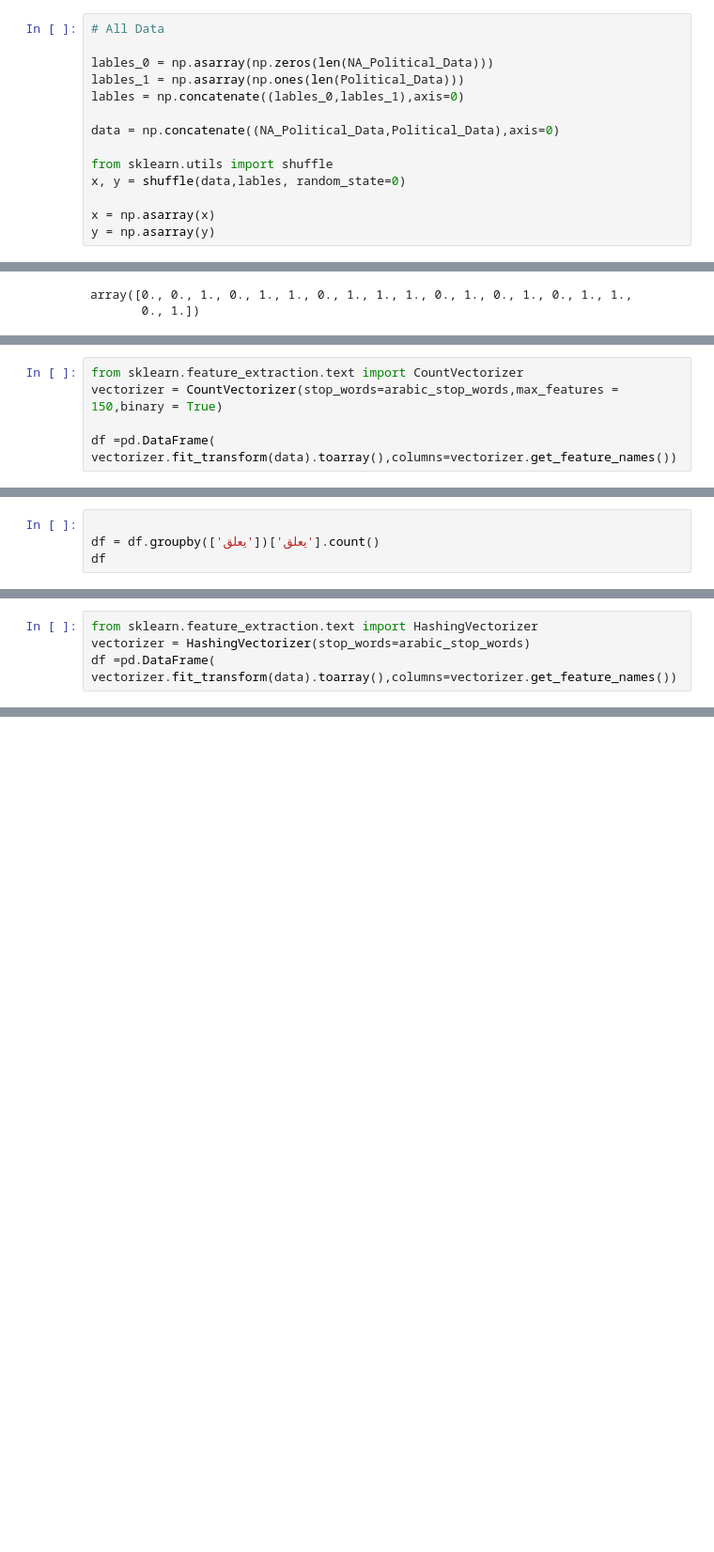
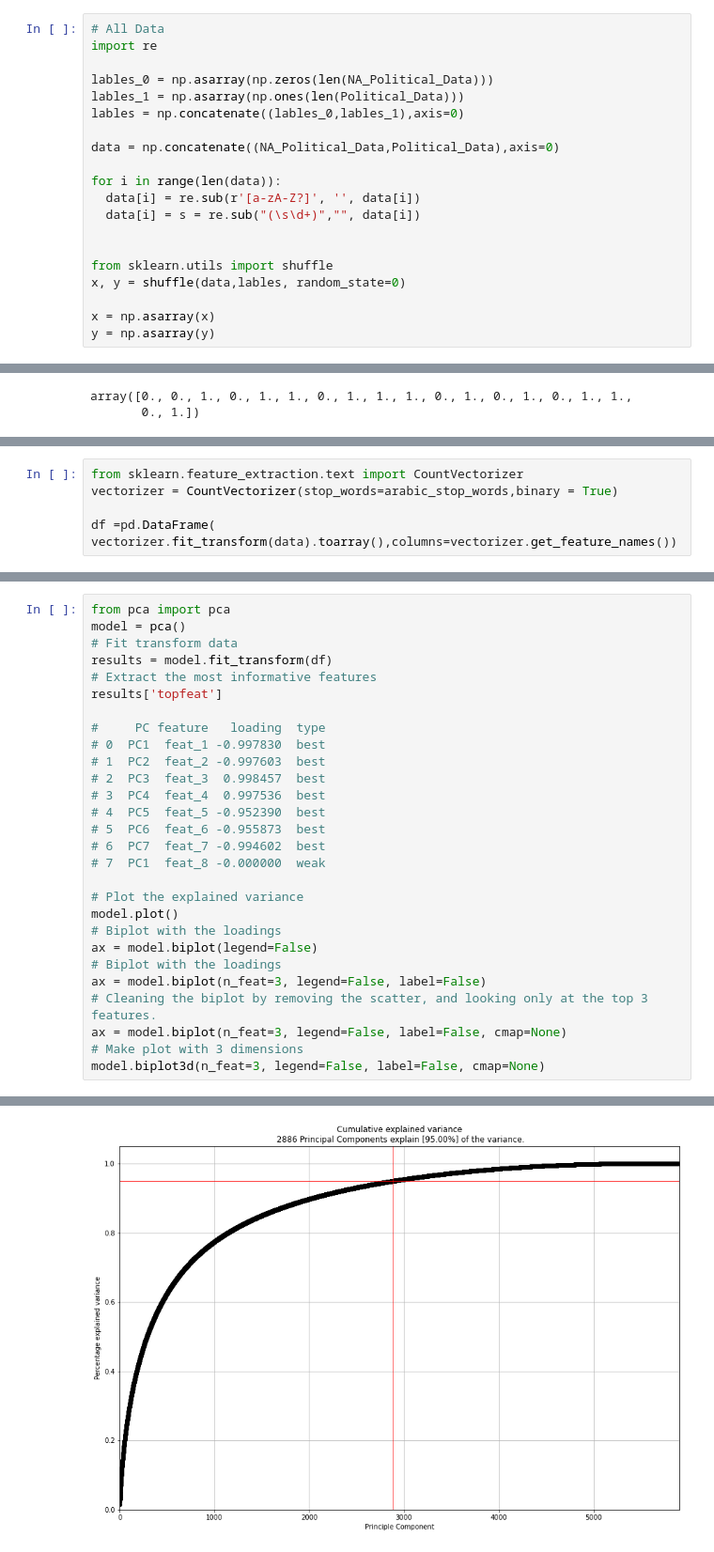
Before and after one commit to Faouzi-Slimi/Facebook-Posts-Classification-Project, a Jupyter notebook: project_Political_Posta_Classification.ipynb, the cells around one changed output, grey strips where cells are left out. Shown: that part at 94% size. Cells and saved outputs as stored; diff of their text form; blank space fills up the shorter version.

```diff
--- a/project_Political_Posta_Classification.ipynb
+++ b/project_Political_Posta_Classification.ipynb
@@ -42,6 +42,7 @@ len(Political_Data)
 2959
 # %%
 # All Data
+import re
 
 lables_0 = np.asarray(np.zeros(len(NA_Political_Data)))
 lables_1 = np.asarray(np.ones(len(Political_Data)))
@@ -49,6 +50,11 @@ lables = np.concatenate((lables_0,lables_1),axis=0)
 
 data = np.concatenate((NA_Political_Data,Political_Data),axis=0)
 
+for i in range(len(data)):
+  data[i] = re.sub(r'[a-zA-Z?]', '', data[i])
+  data[i] = s = re.sub("(\s\d+)","", data[i])
+
+
 from sklearn.utils import shuffle
 x, y = shuffle(data,lables, random_state=0)
 
@@ -105,5 +113,5 @@ print(arabic_stop_words)
 # %%
 from sklearn.feature_extraction.text import CountVectorizer
-vectorizer = CountVectorizer(stop_words=arabic_stop_words,max_features = 150,binary = True)
+vectorizer = CountVectorizer(stop_words=arabic_stop_words,binary = True)
 
 df =pd.DataFrame( vectorizer.fit_transform(data).toarray(),columns=vectorizer.get_feature_names())
@@ -125,4 +133,0 @@ Name: وزارة, dtype: int64
-# %%
-
-df = df.groupby(['ﻳﻌﻠﻖ'])['ﻳﻌﻠﻖ'].count()
-df
@@ -131,4 +133,0 @@ KeyError: ignored
-# %%
-from sklearn.feature_extraction.text import HashingVectorizer
-vectorizer = HashingVectorizer(stop_words=arabic_stop_words)
-df =pd.DataFrame( vectorizer.fit_transform(data).toarray(),columns=vectorizer.get_feature_names())
@@ -136,0 +158,29 @@ NameError: ignored
+# %%
+from pca import pca
+model = pca()
+# Fit transform data
+results = model.fit_transform(df)
+# Extract the most informative features
+results['topfeat']
+
+#     PC feature   loading  type
+# 0  PC1  feat_1 -0.997830  best
+# 1  PC2  feat_2 -0.997603  best
+# 2  PC3  feat_3  0.998457  best
+# 3  PC4  feat_4  0.997536  best
+# 4  PC5  feat_5 -0.952390  best
+# 5  PC6  feat_6 -0.955873  best
+# 6  PC7  feat_7 -0.994602  best
+# 7  PC1  feat_8 -0.000000  weak
+
+# Plot the explained variance
+model.plot()
+# Biplot with the loadings
+ax = model.biplot(legend=False)
+# Biplot with the loadings
+ax = model.biplot(n_feat=3, legend=False, label=False)
+# Cleaning the biplot by removing the scatter, and looking only at the top 3 features.
+ax = model.biplot(n_feat=3, legend=False, label=False, cmap=None)
+# Make plot with 3 dimensions
+model.biplot3d(n_feat=3, legend=False, label=False, cmap=None)
+# %% [output]
@@ -136,0 +198 @@ NameError: ignored
+[figure, added]
```
Also changed, not shown: parts of 24 cells of this notebook.
